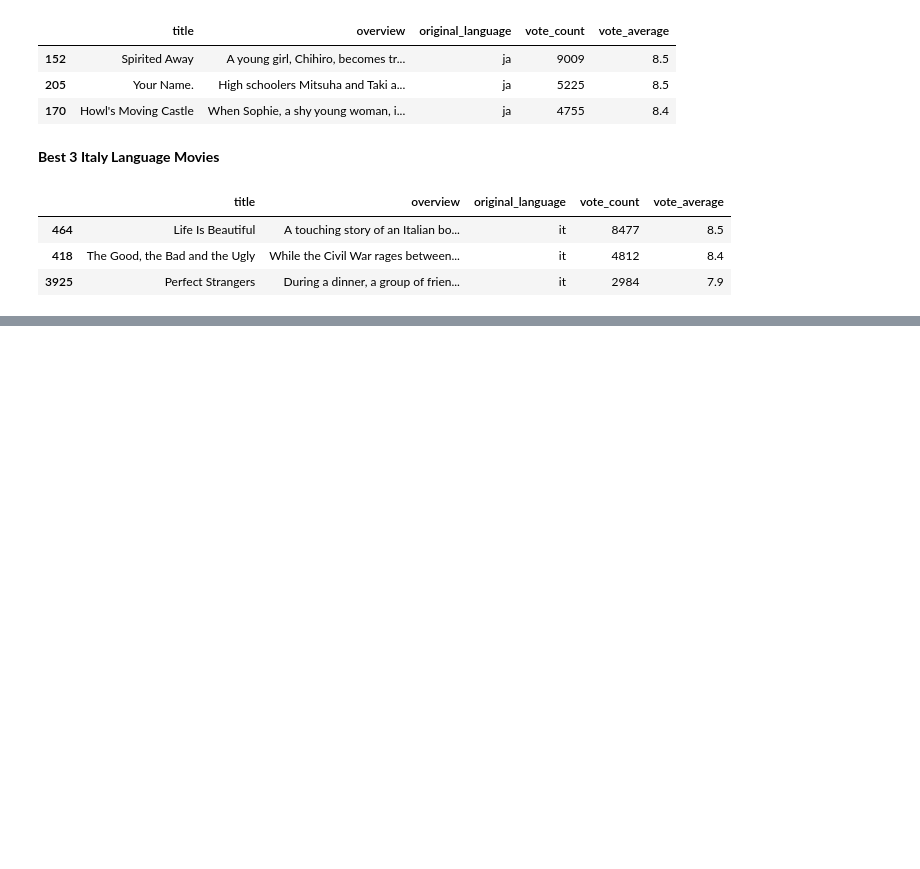
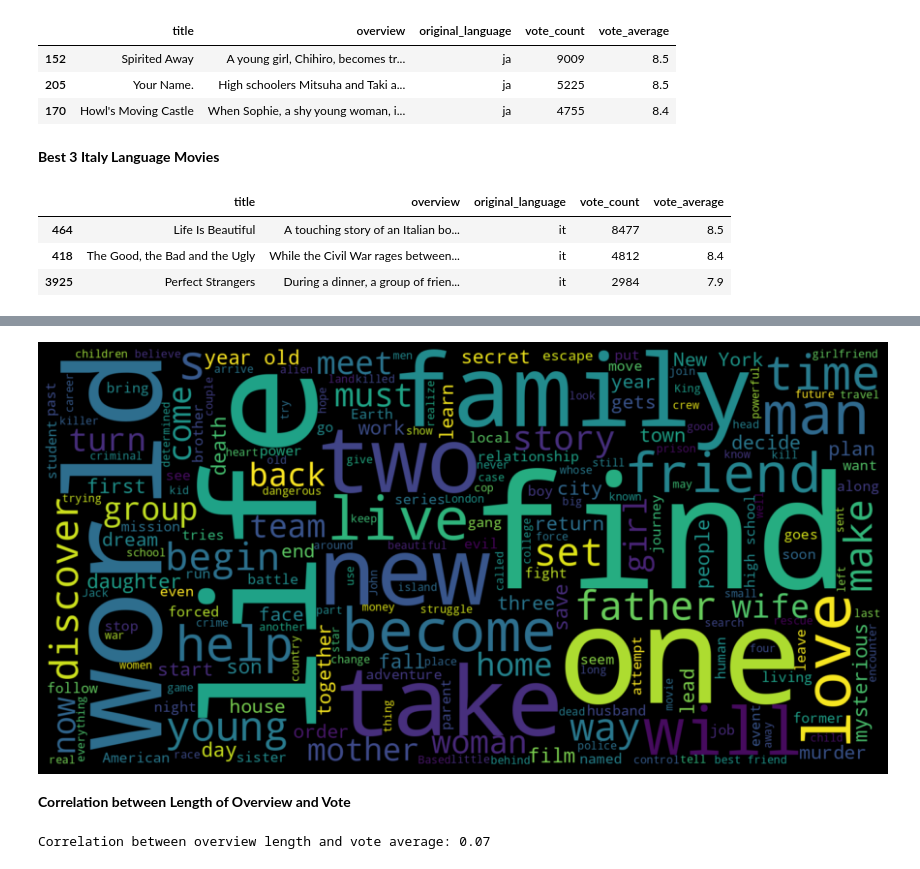
Before and after one commit to Viyaaa/Movie-Recommender-System, a Jupyter notebook: Movie Recommendation.ipynb, the cells around one changed output, grey strips where cells are left out. Saved outputs shown, nothing was run; the diff lists cells and outputs as text; code cells hidden in the pictures; blank space fills up the shorter version.

```diff
--- a/Movie Recommendation.ipynb
+++ b/Movie Recommendation.ipynb
@@ -173,0 +185,27 @@ df[df['original_language'] == 'it'].nlargest(n=3, columns='vote_count')
+# %%
+df['overview'] = df['overview'].astype(str)
+# %%
+def plot_word_cloud(dataframe, series):
+    try:
+        text = ' '.join(dataframe[series])
+
+        wordcloud = WordCloud(width = 1600 , height = 800,
+                              background_color ='black',
+                              max_words=2000,
+                              max_font_size=300,
+                              min_font_size = 20).generate(text)
+
+        plt.figure(figsize=(12, 8), facecolor = 'k', edgecolor = 'k' )
+        plt.imshow(wordcloud, interpolation = 'bilinear')
+        plt.axis("off")
+        plt.tight_layout(pad = 0)
+        plt.show()
+
+    except TypeError:
+        print("Expected str instance")
+# %%
+plot_word_cloud(df, "overview")
+# %% [output]
+[figure, added]
+# %% [markdown]
+**Correlation between Length of Overview and Vote**
@@ -173,0 +214,5 @@ df[df['original_language'] == 'it'].nlargest(n=3, columns='vote_count')
+# %%
+corr = df['overview_length'].corr(df['vote_average'])
+print(f"Correlation between overview length and vote average: {corr:.2f}")
+# %% [output]
+Correlation between overview length and vote average: 0.07
```
Also changed, not shown: parts of 10 cells of this notebook.
